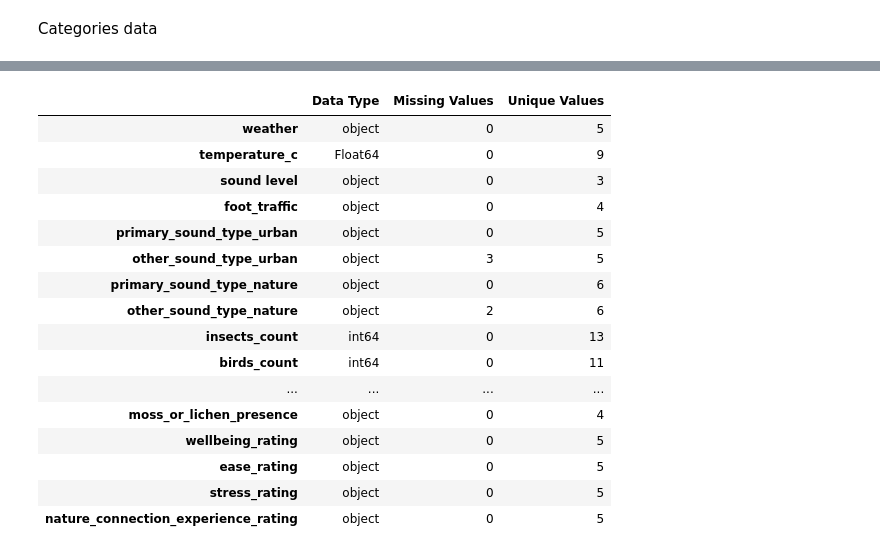
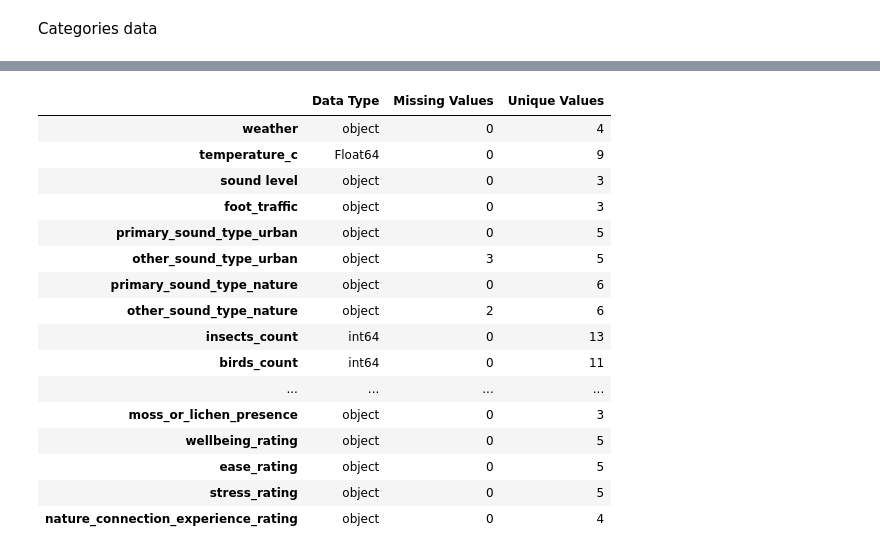
Before and after one commit to limzhilit/ml-campus_data_project-colab, a Jupyter notebook: ML_Project.ipynb, the cells around one changed output, grey strips where cells are left out. Drawn from its saved outputs; the diff is of its cells as text; code cells hidden in the pictures.

```diff
--- a/ML_Project.ipynb
+++ b/ML_Project.ipynb
@@ -238 +282,40 @@ outcome_features = [
+# %%
+# @title
+# Remove leading and trailing whitespace from categorical values
+categorical_columns = df.select_dtypes(
+    include=["object"]
+).columns
+
+for col in categorical_columns:
+    df[col] = df[col].apply(
+        lambda x: x.strip() if isinstance(x, str) else x
+    )
+
+# Correct known spelling and capitalisation inconsistencies
+corrections = {
+    "weather": {
+        "sunny": "Sunny"
+    },
+    "foot_traffic": {
+        "low": "Low"
+    },
+    "ease_rating": {
+        "Vey easy": "Very easy",
+        "Slighly uneasy": "Slightly uneasy"
+    }
+}
+for col, mapping in corrections.items():
+    df[col] = df[col].replace(mapping)
+
+# Fix space inconsistencies
+df["moss_or_lichen_presence"] = (
+    df["moss_or_lichen_presence"].str.strip()
+)
+
+# Fix same category
+df["nature_connection_experience_rating"] = (
+    df["nature_connection_experience_rating"].replace({
+        "same": "No change"
+    })
+)
 # %%
@@ -264,23 +362,23 @@ location
 # %%
 # @title Data info
 
 # Combine environmental and outcome variables
-selected_features = clustering_features + outcome_features
+selected_features = features + outcome
 
 # Inspect data types and missing values
 quality_check = pd.DataFrame({
     "Data Type": df[selected_features].dtypes,
     "Missing Values": df[selected_features].isnull().sum(),
     "Unique Values": df[selected_features].nunique()
 })
 
 display(quality_check)
 # %% [output]
 |  | Data Type | Missing Values | Unique Values |
-| weather | object | 0 | 5 |
+| weather | object | 0 | 4 |
 | temperature_c | Float64 | 0 | 9 |
 | sound level | object | 0 | 3 |
-| foot_traffic | object | 0 | 4 |
+| foot_traffic | object | 0 | 3 |
 | primary_sound_type_urban | object | 0 | 5 |
 | other_sound_type_urban | object | 3 | 5 |
 | primary_sound_type_nature | object | 0 | 6 |
@@ -288,11 +386,11 @@ display(quality_check)
 | insects_count | int64 | 0 | 13 |
 | birds_count | int64 | 0 | 11 |
 | ... | ... | ... | ... |
-| moss_or_lichen_presence | object | 0 | 4 |
+| moss_or_lichen_presence | object | 0 | 3 |
 | wellbeing_rating | object | 0 | 5 |
 | ease_rating | object | 0 | 5 |
 | stress_rating | object | 0 | 5 |
-| nature_connection_experience_rating | object | 0 | 5 |
+| nature_connection_experience_rating | object | 0 | 4 |
 # %%
 # @title Display table
 display(df)
```
Also changed, not shown: parts of 6 cells of this notebook.
